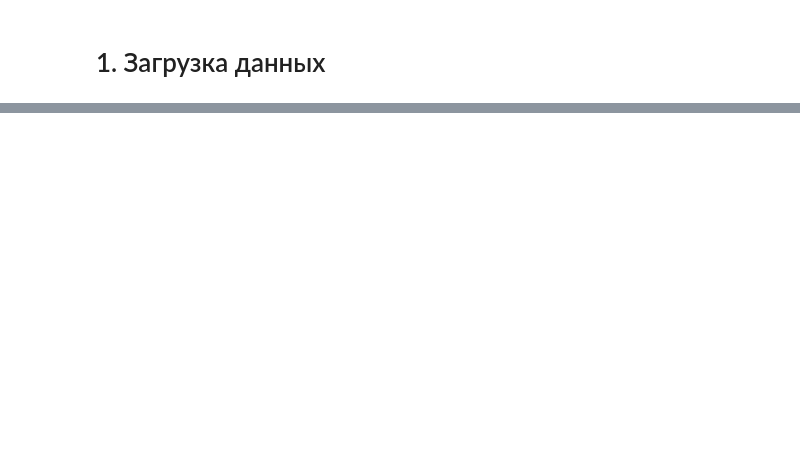
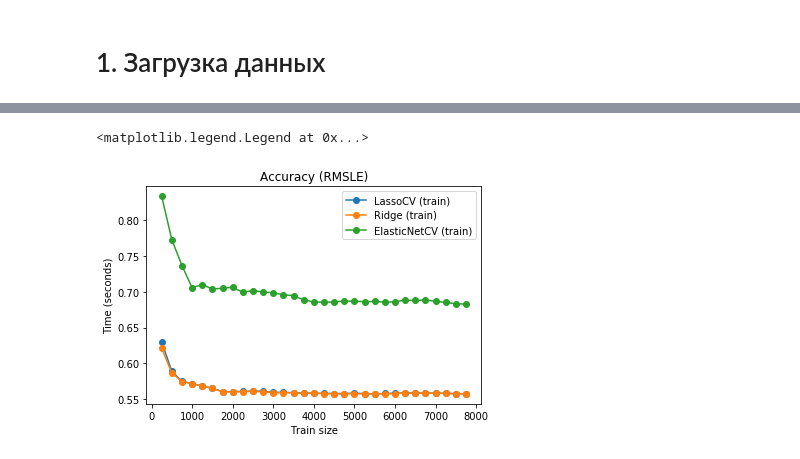
Before and after one commit to MaryiaKhmialnitskaya/Diploma, a Jupyter notebook: Building_Models.ipynb, the cells around one changed output, grey strips where cells are left out. Cells and saved outputs as stored; diff of their text form; code cells hidden in the pictures; blank space fills up the shorter version.

```diff
--- a/Building_Models.ipynb
+++ b/Building_Models.ipynb
@@ -52,0 +182,36 @@ X_validate = X_validate.drop(featuresToBeDropped,axis=1)
+# %%
+# Visualize learning curves
+plt.figure()
+
+lassocv = LassoCV(eps=1e-7, cv=5, max_iter=1000)
+ridge = Ridge(alpha=1e-6, max_iter=1000)
+elasticnetcv = ElasticNetCV(max_iter=1000, cv=5)
+
+sizes = []
+x = 0
+while x<7620 :
+    x+=250
+    sizes.append(x)
+
+sizes = np.array(sizes)
+
+for name, estimator in {"LassoCV": lassocv,
+                        "Ridge": ridge,
+                        "ElasticNetCV": elasticnetcv}.items():
+    train_time = []
+    test_time = []
+    res = []
+    for train_test_size in sizes:
+        estimator.fit(X = X_train[:train_test_size],y = np.log1p(y_train[:train_test_size]))
+        preds = estimator.predict(X=X_validate)
+        res.append(performance_metric(np.exp(np.log1p(y_validate)),np.exp(preds),False))
+
+
+    plt.plot(sizes, res, 'o-', label="%s (train)" % name)
+plt.xlabel("Train size")
+plt.ylabel("Time (seconds)")
+plt.title('Accuracy (RMSLE)')
+plt.legend(loc="best")
+# %% [output]
+<matplotlib.legend.Legend at 0x...>
+[figure, added]
```
Also changed, not shown: parts of 24 cells of this notebook.
